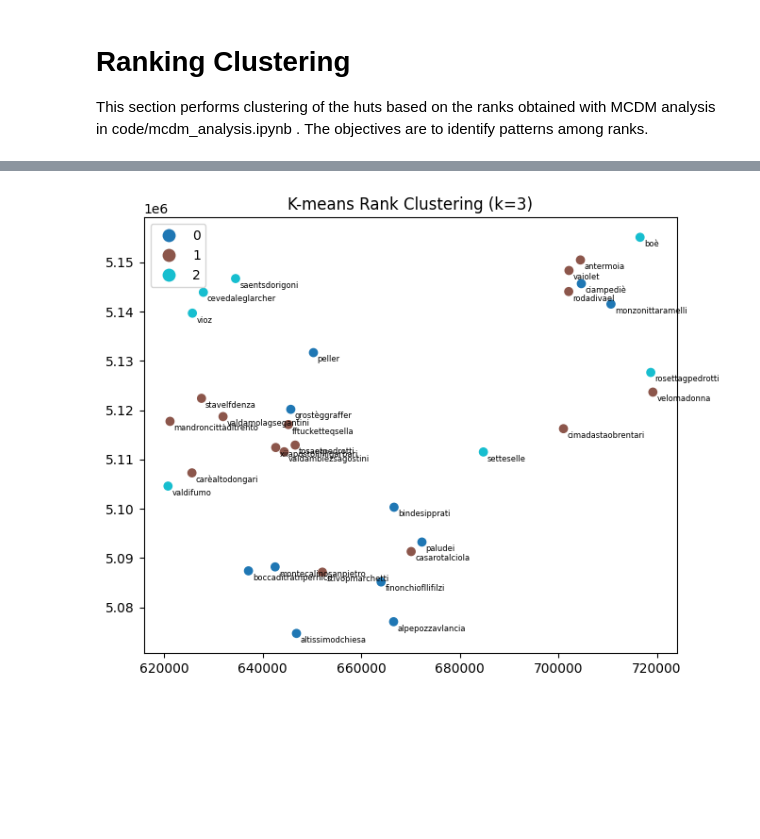
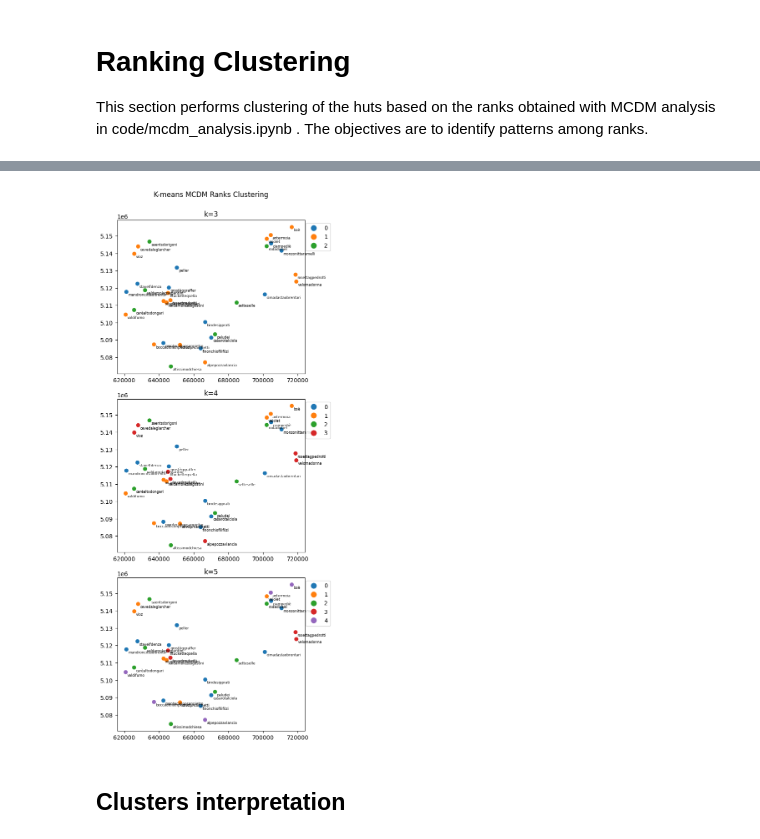
Before and after one commit to dclfbk/alpinehutsustainability, a Jupyter notebook: code/cluster_analysis.ipynb, the cells around one changed output, grey strips where cells are left out. Cells and saved outputs as stored; diff of their text form; code cells hidden in the pictures; blank space fills up the shorter version.

```diff
--- a/code/cluster_analysis.ipynb
+++ b/code/cluster_analysis.ipynb
@@ -364,12 +390,8 @@ plt.show()
-# %%
-## Plot the clustered points (coordinates)
-fig, ax = plt.subplots(figsize=(8, 6))
-huts.plot(column=f'cluster_kmeans_k{k}', cmap='tab10', legend=True, ax=ax)
-
-for x, y, name in zip(huts.geometry.x, huts.geometry.y, huts['standard_name']):
-    ax.annotate(name, xy=(x, y), xytext=(3, -7), textcoords="offset points", fontsize=6)
-
-plt.title(f"K-means Rank Clustering (k={k})")
-plt.show()
-# %% [output]
-[figure, removed]
+# %%
+# Plot clusters on map
+cluster_cols = [col for col in ranks_gdf.columns if 'cluster_kmeans_k' in col ]
+plot_kmeans_geo(ranks_gdf, cluster_cols, "MCDM Ranks")
+# %% [output]
+[figure, added]
+# %% [markdown]
+## Clusters interpretation
```
Also changed, not shown: parts of 18 cells of this notebook.
